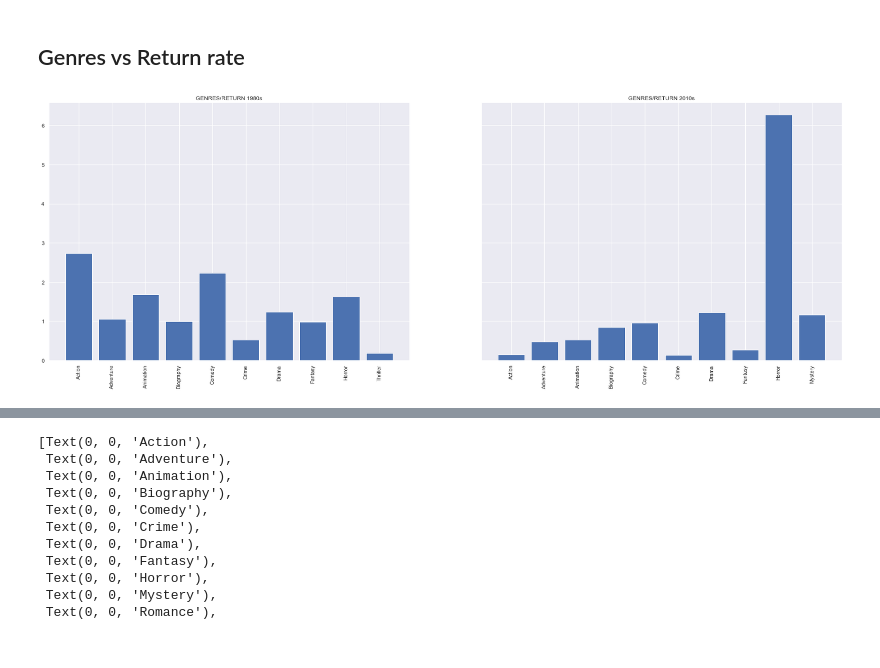
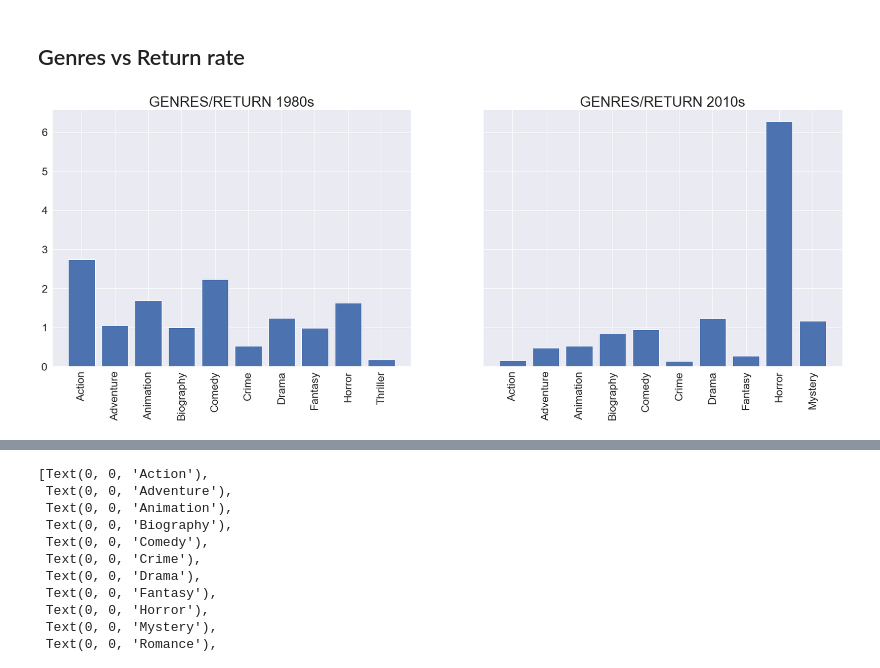
Before and after one commit to adrientalbot/your-own-project, a Jupyter notebook: data/Movies analysis.ipynb, the cells around one changed output, grey strips where cells are left out. Cells and saved outputs as stored; diff of their text form; code cells hidden in the pictures.

```diff
--- a/data/Movies analysis.ipynb
+++ b/data/Movies analysis.ipynb
@@ -13,17 +15,17 @@ sns.set()
 # %% [markdown]
 # Formatting
 # %%
-SMALL_SIZE = 10
-MEDIUM_SIZE = 14
-BIGGER_SIZE = 20
+#SMALL_SIZE = 10
+#MEDIUM_SIZE = 14
+#BIGGER_SIZE = 20
 
-plt.rc('font', size=MEDIUM_SIZE)
-plt.rc('axes', titlesize=BIGGER_SIZE)
-plt.rc('axes', labelsize=BIGGER_SIZE)
-plt.rc('xtick', labelsize=MEDIUM_SIZE)
-plt.rc('ytick', labelsize=MEDIUM_SIZE)
-plt.rc('legend', fontsize=MEDIUM_SIZE)
-plt.rc('figure', titlesize=BIGGER_SIZE)
+#plt.rc('font', size=MEDIUM_SIZE)
+#plt.rc('axes', titlesize=BIGGER_SIZE)
+#plt.rc('axes', labelsize=BIGGER_SIZE)
+#plt.rc('xtick', labelsize=MEDIUM_SIZE)
+#plt.rc('ytick', labelsize=MEDIUM_SIZE)
+#plt.rc('legend', fontsize=MEDIUM_SIZE)
+#plt.rc('figure', titlesize=BIGGER_SIZE)
 # %%
 #LEFT TO DO:
 
@@ -577,12 +662,25 @@ df_movies_2010s_genres_top_10_by_return = pd.DataFrame(movies_2010s_genres_top_1
 df_movies_2010s_genres_top10_by_return2 = df_movies_2010s_genres_top_10_by_return.reset_index()
 # %%
 fig, (ax1,ax2) =plt.subplots(1,2, sharey = True, figsize = (30,10))
-ax1.bar(df_movies_1980s_genres_top10_by_return2['genre'], df_movies_1980s_genres_top10_by_return2['return rate'])
+ax1.bar(df_movies_1980s_genres_top10_by_return2['genre'], df_movies_1980s_genres_top10_by_return2['return rate'], color = 'b')
 ax2.bar(df_movies_2010s_genres_top10_by_return2['genre'], df_movies_2010s_genres_top10_by_return2['return rate'])
-ax1.set_title('GENRES/RETURN 1980s')
-ax2.set_title('GENRES/RETURN 2010s')
+ax1.set_title('GENRES/RETURN 1980s', size = 30)
+ax2.set_title('GENRES/RETURN 2010s', size = 30)
 ax1.set_xticklabels(labels = df_movies_1980s_genres_top10_by_return2['genre'], rotation=90)
 ax2.set_xticklabels(labels = df_movies_2010s_genres_top10_by_return2['genre'], rotation=90)
 ax1.ticklabel_format(style ='plain', axis='y')
+
+ax1.tick_params(axis='y', labelsize=23)
+ax1.tick_params(axis='x', labelsize=23)
+ax2.tick_params(axis='y', labelsize=23)
+ax2.tick_params(axis='x', labelsize=23)
+
+#ax1.yaxis.set_major_formatter(mtick.PercentFormatter())
+
+
+#Formatting:
+#plt.rc('axes', titlesize=25)
+#plt.rc('xtick', labelsize=20)
+#plt.rc('ytick', labelsize=20)
 # %% [output]
-[figure, old version]
+[figure, new version]
```
Also changed, not shown: parts of 19 cells of this notebook.
